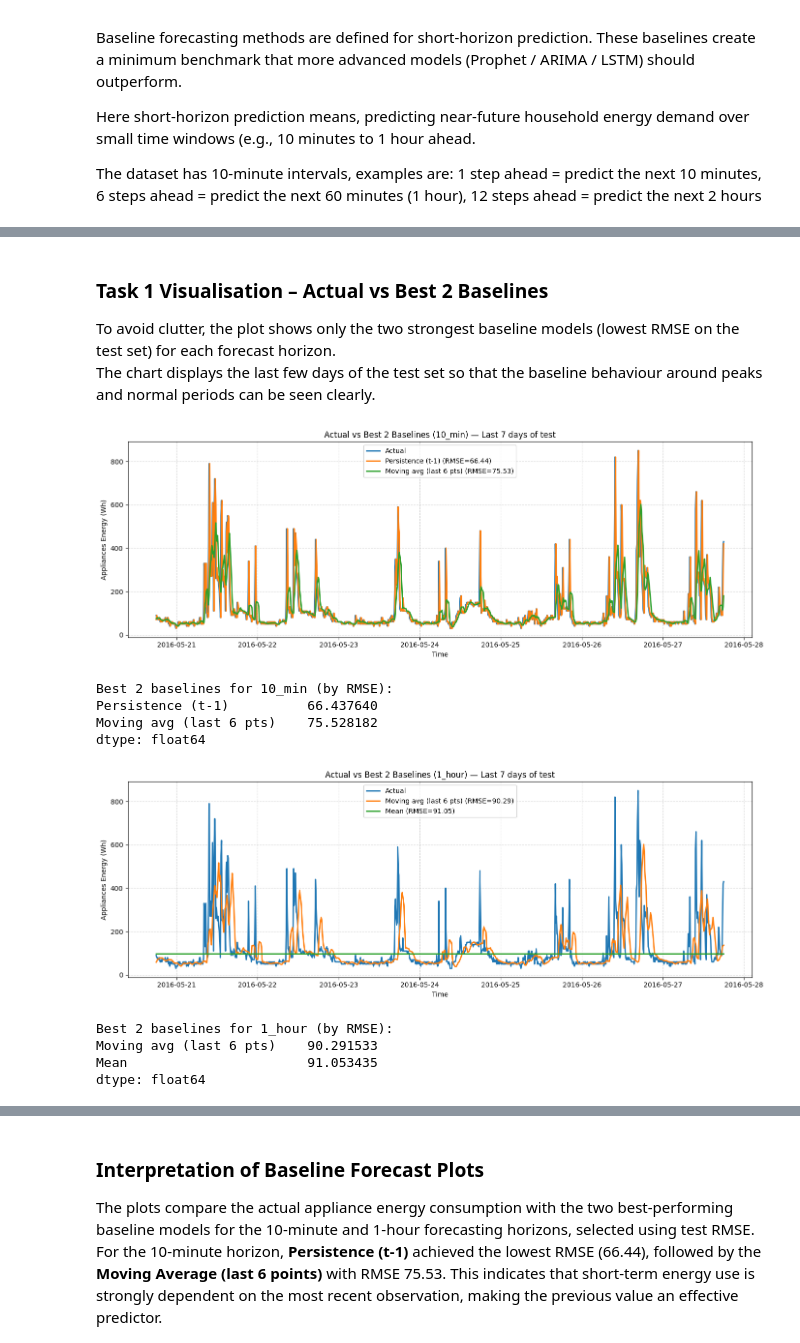
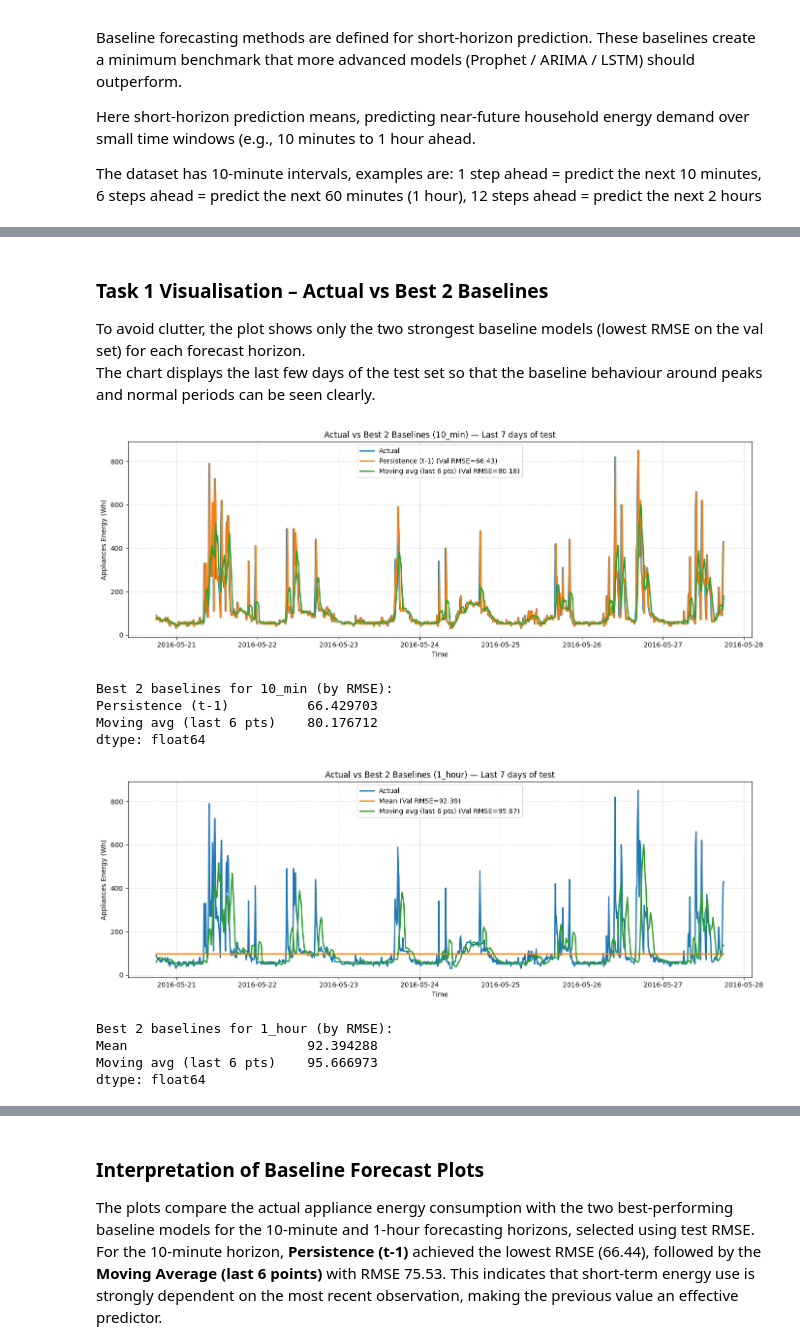
Before and after one commit to ibimohamed83/Data_Analytics_project, a Jupyter notebook: smart_home.ipynb, the cells around one changed output, grey strips where cells are left out. Drawn from its saved outputs; the diff is of its cells as text; code cells hidden in the pictures.

```diff
--- a/smart_home.ipynb
+++ b/smart_home.ipynb
@@ -486,14 +506,23 @@ LAST_DAYS_HOURLY = 14  # show last 14 days for hourly plots
 # %%
-y = df[TARGET].astype(float)
+y = pd.to_numeric(df[TARGET], errors="coerce").sort_index()
 
 # Time-based split
-# from the total number of rows, dividing the % for training and tetsing. Here 20% of data is used for testing and 80% of it for training
-split_idx = int(len(y) * (1 - TEST_SIZE))
-y_train = y.iloc[:split_idx]
-y_test  = y.iloc[split_idx:]
+# from the total number of rows, dividing the % for training and tetsing. Here 15% of data is used for testing, 15% is used for validation
+#  and 70% of it for training
+
+n = len(y)
+
+train_end = int(n*TRAIN_SIZE)
+val_end = int(n * (TRAIN_SIZE + VAL_SIZE))
+
+y_train = y.iloc[:train_end]
+y_val   = y.iloc[train_end:val_end]
+y_test  = y.iloc[val_end:]
+
 train_end_time = y_train.index.max()
 
 print("Train:", y_train.index.min(), "->", y_train.index.max(), "| n =", len(y_train))
+print("Val  :", y_val.index.min(),   "->", y_val.index.max(),   "| n =", len(y_val))
 print("Test :", y_test.index.min(),  "->", y_test.index.max(),  "| n =", len(y_test))
 
 
@@ -522,7 +551,7 @@ def moving_average(y_all, h, window):
     """Predict y(t) using mean of last 'window' values ending at (t-h)."""
     return y_all.shift(h).rolling(window=window).mean()
 
-def baseline_predictions(y_all, h):
+def baseline_predictions(y_all, h, train_end_time):
     return {
         "Mean": mean_baseline(y_all, train_end_time),
         f"Persistence (t-{h})": persistence(y_all, h),
@@ -531,12 +560,14 @@ def baseline_predictions(y_all, h):
         f"Moving avg (last {MA_WINDOW} pts)": moving_average(y_all, h, MA_WINDOW),
     }
 
-def evaluate_baselines_on_test(y_all, y_test_index, h):
-    """Return RMSE per baseline for a given horizon h."""
-    preds = baseline_predictions(y_all, h)
+def evaluate_baselines(y_all, eval_index, h, train_end_time):
+    """Return RMSE for each baseline on a chosen evaluation period."""
+    preds = baseline_predictions(y_all, h, train_end_time)
     scores = {}
+
     for name, yhat in preds.items():
-        eval_idx = y_test_index.intersection(yhat.dropna().index)
+        eval_idx = eval_index.intersection(yhat.dropna().index)
         scores[name] = rmse(y_all.loc[eval_idx], yhat.loc[eval_idx])
+
     return pd.Series(scores).sort_values()
 # %% [output]
@@ -545,53 +581,54 @@ Test : 2016-04-30 08:20:00 -> 2016-05-27 18:00:00 | n = 3947
 # %% [markdown]
 ### Task 1 Visualisation – Actual vs Best 2 Baselines
 
-To avoid clutter, the plot shows only the two strongest baseline models (lowest RMSE on the test set) for each forecast horizon.
+To avoid clutter, the plot shows only the two strongest baseline models (lowest RMSE on the val set) for each forecast horizon.
 The chart displays the last few days of the test set so that the baseline behaviour around peaks and normal periods can be seen clearly.
 # %%
 def plot_actual_vs_best2(horizon_name="10_min", last_days=7):
     h = HORIZONS[horizon_name]
 
-    # 1) rank baselines by test RMSE
-    rmse_rank = evaluate_baselines_on_test(y, y_test.index, h)
+    # 1) Rank baselines using VALIDATION RMSE
+    # This avoids selecting models directly on the test set
+    rmse_rank = evaluate_baselines(y, y_val.index, h, train_end_time)
     best2 = rmse_rank.head(2).index.tolist()
 
     # 2) get predictions for those two
-    preds = baseline_predictions(y, h)
+    preds = baseline_predictions(y, h, train_end_time)
 
     # 3) choose a short window to plot (last N days of test)
     end = y_test.index.max()
     start = end - pd.Timedelta(days=last_days)
     idx = y_test.loc[start:end].index
 
     plt.figure(figsize=(14, 5))
     plt.plot(y.loc[idx], label="Actual", linewidth=2)
 
     for name in best2:
         yhat = preds[name].loc[idx].dropna()
-        plt.plot(yhat.index, yhat.values, label=f"{name} (RMSE={rmse_rank[name]:.2f})", linewidth=2)
+        plt.plot(yhat.index, yhat.values, label=f"{name} (Val RMSE={rmse_rank[name]:.2f})", linewidth=2)
 
     plt.title(f"Actual vs Best 2 Baselines ({horizon_name}) — Last {last_days} days of test")
     plt.xlabel("Time")
     plt.ylabel("Appliances Energy (Wh)")
     plt.legend()
     plt.tight_layout()
     plt.grid(True, linestyle="--", alpha=0.5)
     plt.show()
 
     print(f"\nBest 2 baselines for {horizon_name} (by RMSE):")
     print(rmse_rank.head(2))
 
 # Run for both horizons
 plot_actual_vs_best2("10_min", last_days=7)
 plot_actual_vs_best2("1_hour", last_days=7)
 # %% [output]
-[figure, old version]
+[figure, new version]
 Best 2 baselines for 10_min (by RMSE):
-Persistence (t-1)          66.437640
-Moving avg (last 6 pts)    75.528182
+Persistence (t-1)          66.429703
+Moving avg (last 6 pts)    80.176712
 dtype: float64
-[figure, old version]
+[figure, new version]
 Best 2 baselines for 1_hour (by RMSE):
-Moving avg (last 6 pts)    90.291533
-Mean                       91.053435
+Mean                       92.394288
+Moving avg (last 6 pts)    95.666973
 dtype: float64
```
Also changed, not shown: parts of 94 cells of this notebook.
